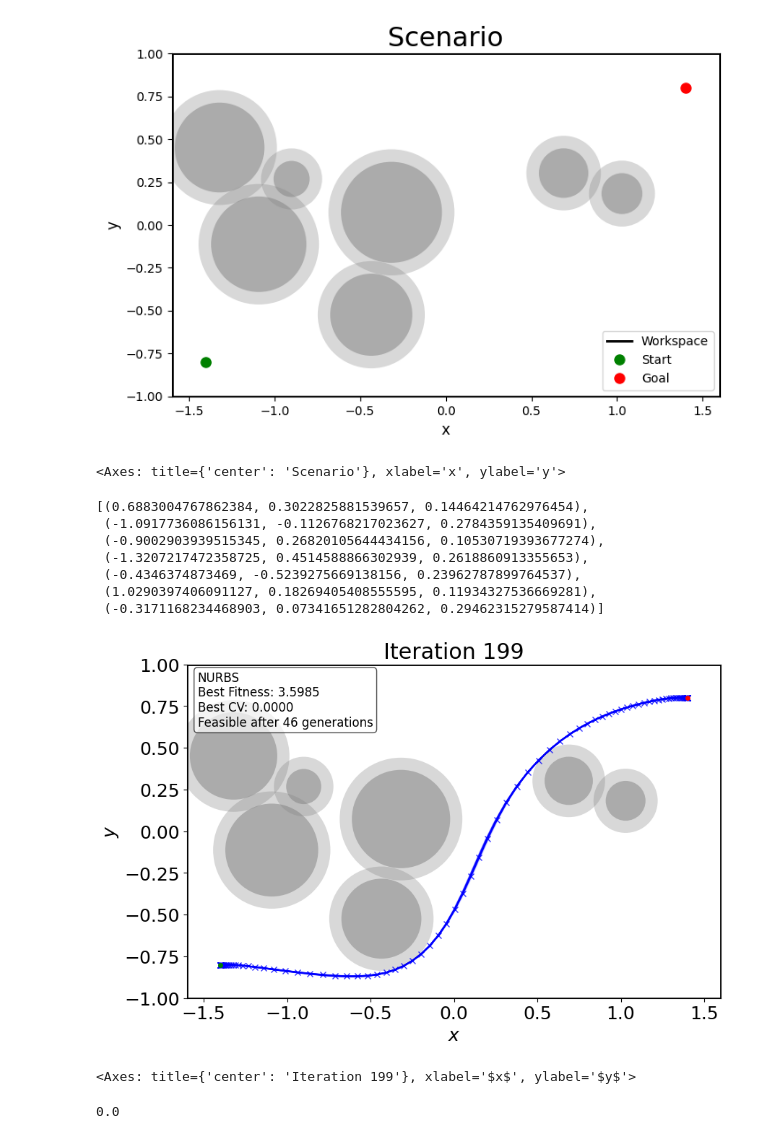
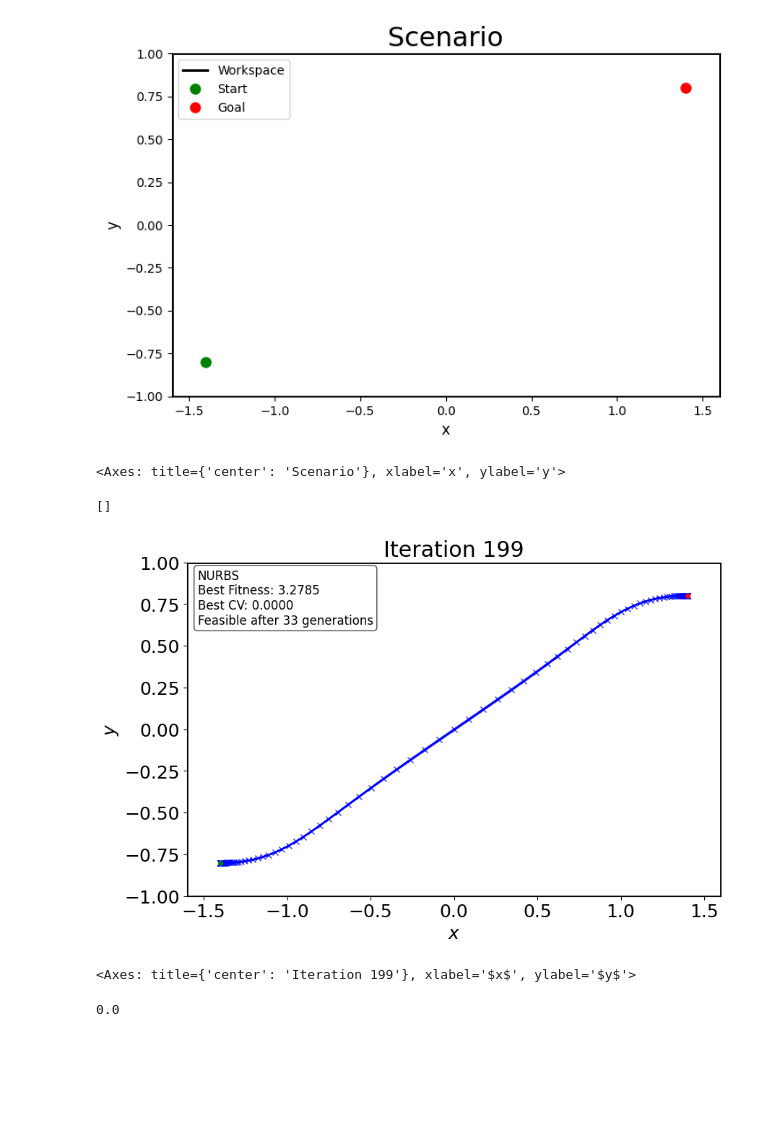
Before and after one commit to eliasjof/BIA_v2, a Jupyter notebook: test_de2dnurbs.ipynb, the cells around one changed output. Cells and saved outputs as stored; diff of their text form; code cells hidden in the pictures; blank space fills up the shorter version.

```diff
--- a/test_de2dnurbs.ipynb
+++ b/test_de2dnurbs.ipynb
@@ -24,13 +24,18 @@ config.pop_size = 100
 # config.width = 3.2
 # config.height = 2.0
 config.radius = 0.073
-config.kappa_max = 2#1/0.73
+config.kappa_max = 1/0.73
+config.lambda_i = config.radius
+config.lambda_f = config.radius
+config.alpha_workspace = 10
+config.alpha_obs = 10
+config.alpha_kappa = 0.5
 # config.lambd = config.radius * 2
 # config.degree = 5
 # config.num_free_ctrlpts = 4
 # config.num_static_ctrlpts = 2 * config.degree + 4
 # config.space_dim = 2
-config.nsampling = 100
+config.nsampling = 120
 # config.curvature_nsampling = 120
 # config.line_width = 2
 # # config.pop_size = 100
@@ -38,51 +43,45 @@ config.nsampling = 100
 config.start = np.array([-1.4, -0.8])
 config.goal = np.array([1.4, 0.8])
 config.th_start = 0.0
 config.th_goal = 0.0
 config.safe_radius = 0.4
 # # config.obstacle_type = 'polygons'
 # # config.n_obstacles = 8
 # # config.poly_size = 0.3
 # config.r_min = 0.1
 # config.r_max = 0.3
 # # config.occupancy_rate = 0.15
 # config.seed = 2
 # config.scale_x = 1.5
 # config.scale_y = 1.0
 # config.debug = 0
-config.obs_fornecida = [(0.6883004767862384, 0.3022825881539657, 0.14464214762976454),(-1.0917736086156131, -0.1126768217023627, 0.2784359135409691),(-0.9002903939515345, 0.26820105644434156, 0.10530719393677274),(-1.3207217472358725, 0.4514588866302939, 0.2618860913355653),(-0.4346374873469, -0.5239275669138156, 0.23962787899764537),(1.0290397406091127, 0.18269405408555595, 0.11934327536669281),(-0.3171168234468903, 0.07341651282804262, 0.29462315279587414)]
+config.obs_list = []# [(0.6883004767862384, 0.3022825881539657, 0.14464214762976454),(-1.0917736086156131, -0.1126768217023627, 0.2784359135409691),(-0.9002903939515345, 0.26820105644434156, 0.10530719393677274),(-1.3207217472358725, 0.4514588866302939, 0.2618860913355653),(-0.4346374873469, -0.5239275669138156, 0.23962787899764537),(1.0290397406091127, 0.18269405408555595, 0.11934327536669281),(-0.3171168234468903, 0.07341651282804262, 0.29462315279587414)]
 # r = config.radius
 # config.expanded_obs_fornecida = [(0.5, 0.3, 0.2+r), (-0.5, -0.3, 0.15+r)]
 
 # # --- Fornecer obstáculos próprios (círculos) ---
 # config.obs_fornecida = [(0.5, 0.3, 0.2), (-0.5, -0.3, 0.15)]
 # config.expanded_obs_fornecida = [(0.5, 0.3, 0.2+r), (-0.5, -0.3, 0.15+r)]
 # se omitir expanded_obs_fornecida, ele calcula automaticamente
 
 # # --- Fornecer obstáculos próprios (polígonos) ---
 # from shapely.geometry import Polygon
 # config.obs_fornecida = [Polygon([(0,0),(1,0),(0.5,1)])]
 
 planner = DE2D_NURBS(config)
 planner.draw_scenario()
 # %% [output]
-[figure, old version]
+[figure, new version]
 <Axes: title={'center': 'Scenario'}, xlabel='x', ylabel='y'>
 # %%
 planner.config.obs
 # %% [output]
-[(0.6883004767862384, 0.3022825881539657, 0.14464214762976454),
- (-1.0917736086156131, -0.1126768217023627, 0.2784359135409691),
- (-0.9002903939515345, 0.26820105644434156, 0.10530719393677274),
- (-1.3207217472358725, 0.4514588866302939, 0.2618860913355653),
- (-0.4346374873469, -0.5239275669138156, 0.23962787899764537),
- (1.0290397406091127, 0.18269405408555595, 0.11934327536669281),
- (-0.3171168234468903, 0.07341651282804262, 0.29462315279587414)]
+[]
 # %%
 planner.run()
 planner.plot_result(show_initial=False, iteration=-1)
 # %% [output]
-[figure, old version]
+[figure, new version]
 <Axes: title={'center': 'Iteration 199'}, xlabel='$x$', ylabel='$y$'>
 # %%
 planner.agent.log_best_CV[143]
```
Also changed, not shown: parts of 3 cells of this notebook, 4 other files.
